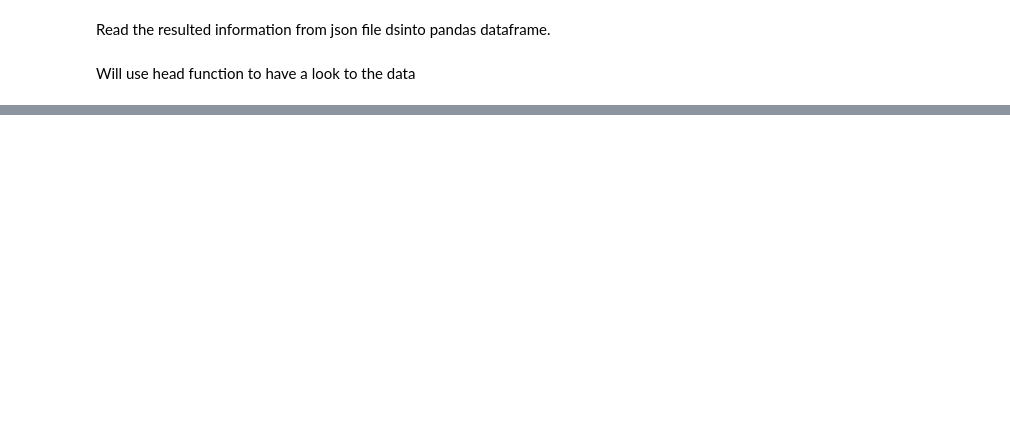
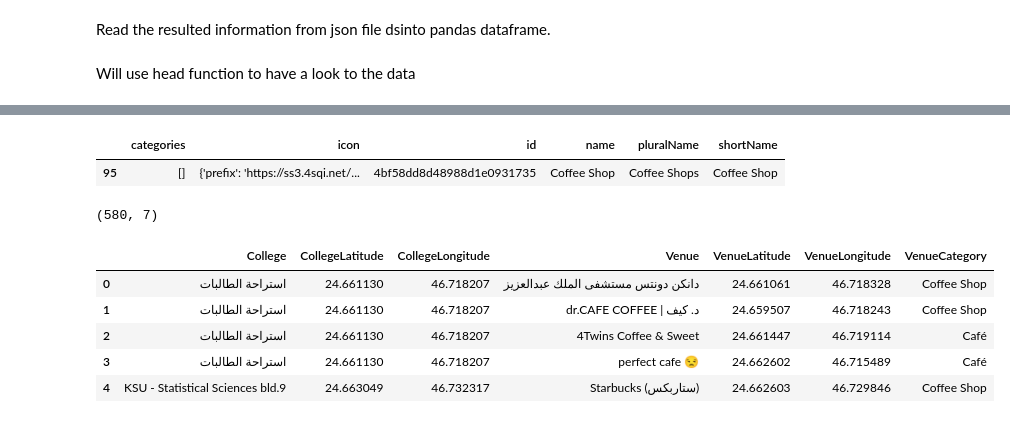
Before and after one commit to erefaie/Coursera_Capstone, a Jupyter notebook: Capstone Project - The Battle of Neighborhoods.ipynb, the cells around one changed output, grey strips where cells are left out. Drawn from its saved outputs; the diff is of its cells as text; code cells hidden in the pictures; blank space fills up the shorter version.

```diff
--- a/Capstone Project - The Battle of Neighborhoods.ipynb
+++ b/Capstone Project - The Battle of Neighborhoods.ipynb
@@ -188,0 +262,21 @@ memory usage: 4.0+ KB
+# %%
+# load sub sategories of Food category in order to get coffee shop category id
+
+food_category_id = '4d4b7105d754a06374d81259' # from the previous loaded list
+
+url = 'https://api.foursquare.com/v2/venues/categories?&client_id={}&client_secret={}&v={}'.format(
+CLIENT_ID,
+CLIENT_SECRET,
+VERSION)
+
+categories_results = requests.get(url).json()
+
+
+#readh nested json to get the coffee shop category id
+food_categories = categories_results['response']['categories']
+food_categories_df = json_normalize(food_categories, record_path=['categories']) # flatten JSON
+
+food_categories_df.loc[food_categories_df['name'] == 'Coffee Shop']
+# %% [output]
+|  | categories | icon | id | name | pluralName | shortName |
+| 95 | [] | {'prefix': 'https://ss3.4sqi.net/... | 4bf58dd8d48988d1e0931735 | Coffee Shop | Coffee Shops | Coffee Shop |
@@ -188,0 +336,12 @@ memory usage: 4.0+ KB
+# %%
+print(Uni_Nearby_CoffeShops.shape)
+
+Uni_Nearby_CoffeShops.head()
+# %% [output]
+(580, 7)
+|  | College | CollegeLatitude | CollegeLongitude | Venue | VenueLatitude | VenueLongitude | VenueCategory |
+| 0 | استراحة الطالبات | 24.661130 | 46.718207 | دانكن دونتس مستشفى الملك عبدالعزيز | 24.661061 | 46.718328 | Coffee Shop |
+| 1 | استراحة الطالبات | 24.661130 | 46.718207 | dr.CAFE COFFEE | د. كيف | 24.659507 | 46.718243 | Coffee Shop |
+| 2 | استراحة الطالبات | 24.661130 | 46.718207 | 4Twins Coffee & Sweet | 24.661447 | 46.719114 | Café |
+| 3 | استراحة الطالبات | 24.661130 | 46.718207 | perfect cafe 😒 | 24.662602 | 46.715489 | Café |
+| 4 | KSU - Statistical Sciences bld.9 | 24.663049 | 46.732317 | Starbucks (ستاربكس) | 24.662603 | 46.729846 | Coffee Shop |
```
Also changed, not shown: parts of 42 cells of this notebook.
